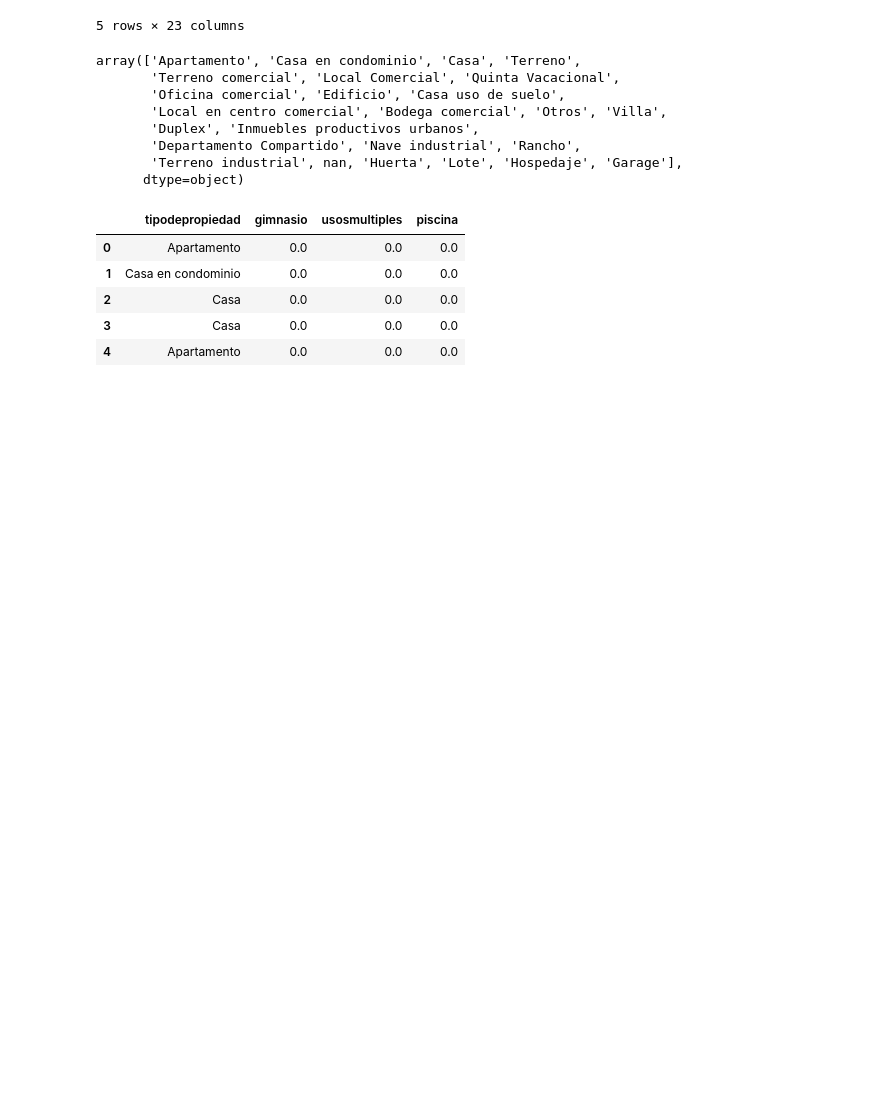
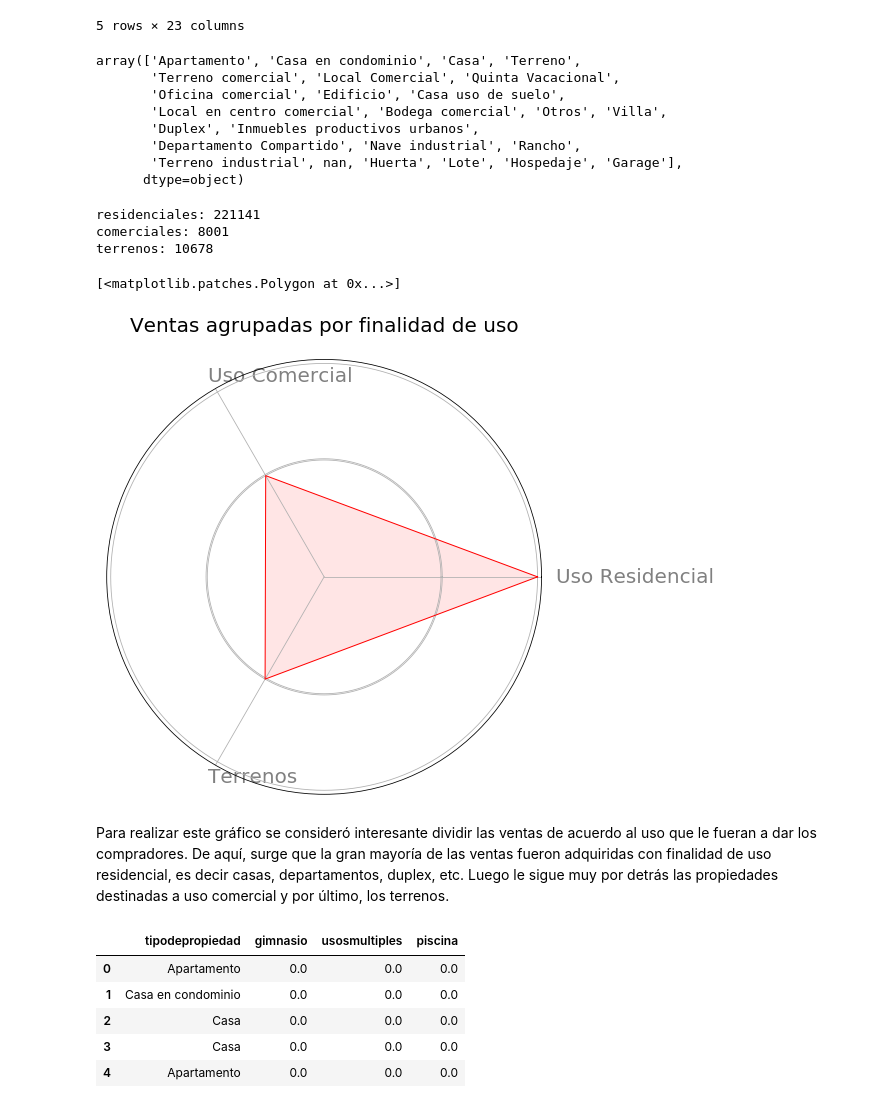
Before and after one commit to BraianV/Datos2019-2doCuatri, a Jupyter notebook: Análisis propiedades residenciales.ipynb, the cells around one changed output. Cells and saved outputs as stored; diff of their text form; code cells hidden in the pictures; blank space fills up the shorter version.

Commit message:
Agrego u radar chart con los tipos de uso de las propiedades

```diff
--- a/Análisis propiedades residenciales.ipynb
+++ b/Análisis propiedades residenciales.ipynb
@@ -34,4 +34,45 @@ array(['Apartamento', 'Casa en condominio', 'Casa', 'Terreno',
        'Departamento Compartido', 'Nave industrial', 'Rancho',
        'Terreno industrial', nan, 'Huerta', 'Lote', 'Hospedaje', 'Garage'],
       dtype=object)
+# %%
+usoResidencial = ['Apartamento', 'Casa en condominio', 'Casa', 'Quinta Vacacional', 'Edificio', 'Villa', 'Duplex', 'Departamento Compartido', 'Rancho', 'Hospedaje']
+usoComercial = ['Terreno comercial', 'Local Comercial', 'Oficina comercial', 'Local en centro comercial', 'Bodega comercial', 'Inmuebles productivos urbanos', 'Nave industrial', 'Terreno industrial', 'Garage']
+usoDeSuelo = ['Terreno', 'Casa uso de suelo', 'Huerta', 'Lote']
+# %%
+residenciales = datos[datos['tipodepropiedad'].isin(usoResidencial)]
+comerciales = datos[datos['tipodepropiedad'].isin(usoComercial)]
+terrenos = datos[datos['tipodepropiedad'].isin(usoDeSuelo)]
+print('residenciales:', residenciales['tipodepropiedad'].count())
+print('comerciales:', comerciales['tipodepropiedad'].count())
+print('terrenos:', terrenos['tipodepropiedad'].count())
+# %% [output]
+residenciales: 221141
+comerciales: 8001
+terrenos: 10678
+# %%
+from math import pi
+categorias = ['Uso Residencial', 'Uso Comercial', 'Terrenos']
+N = len(categorias)
+cantidades = [residenciales['tipodepropiedad'].count(), comerciales['tipodepropiedad'].count(), terrenos['tipodepropiedad'].count(), residenciales['tipodepropiedad'].count()]
+angles = [n / float(N) * 2 * pi for n in range(N)]
+angles += angles[:1]
+angles
+plt.figure(figsize=(12,8))
+ax = plt.subplot(111, polar=True)
+# Draw one axe per variable + add labels labels yet
+plt.xticks(angles[:-1], categorias, color='grey', size=20,horizontalalignment="left")
+# Draw ylabels
+ax.set_rlabel_position(0)
+plt.yticks([8001, 10678, 221141],[], color="grey", size=10)
+plt.ylim(-250000,230000)
+plt.title('Ventas agrupadas por finalidad de uso', fontsize=20)
+# Plot data
+ax.plot(angles, cantidades, 'red', linewidth=1, linestyle='solid')
+# Fill area"Sony",
+ax.fill(angles, cantidades, 'red', alpha=0.1)
+# %% [output]
+[<matplotlib.patches.Polygon at 0x...>]
+[figure, added]
+# %% [markdown]
+Para realizar este gráfico se consideró interesante dividir las ventas de acuerdo al uso que le fueran a dar los compradores. De aquí, surge que la gran mayoría de las ventas fueron adquiridas con finalidad de uso residencial, es decir casas, departamentos, duplex, etc. Luego le sigue muy por detrás las propiedades destinadas a uso comercial y por último, los terrenos.
 # %%
```
Also changed, not shown: parts of 6 cells of this notebook.
